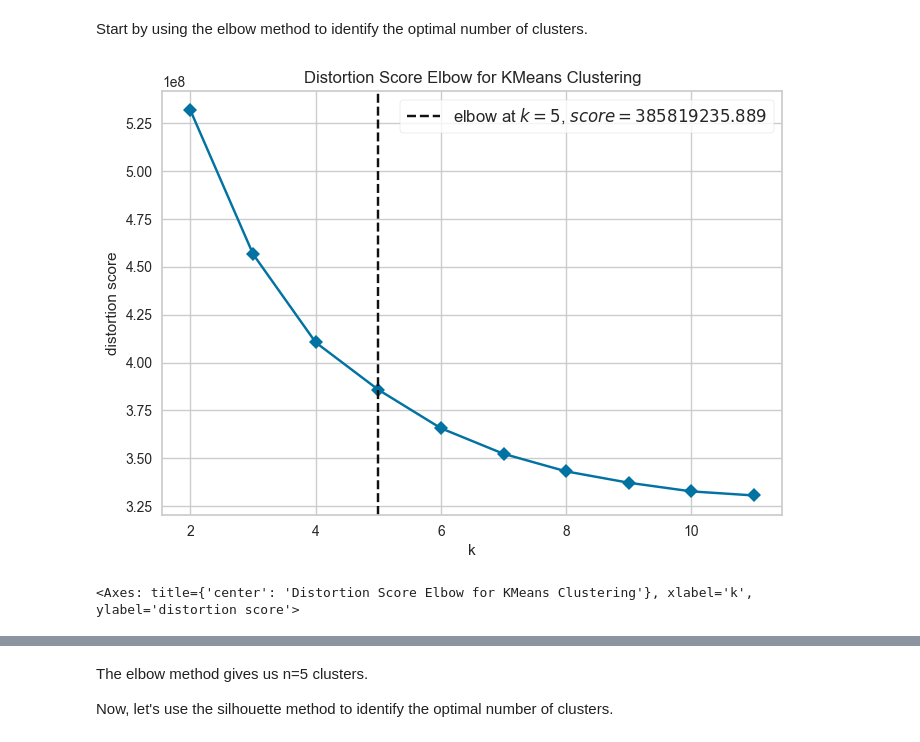
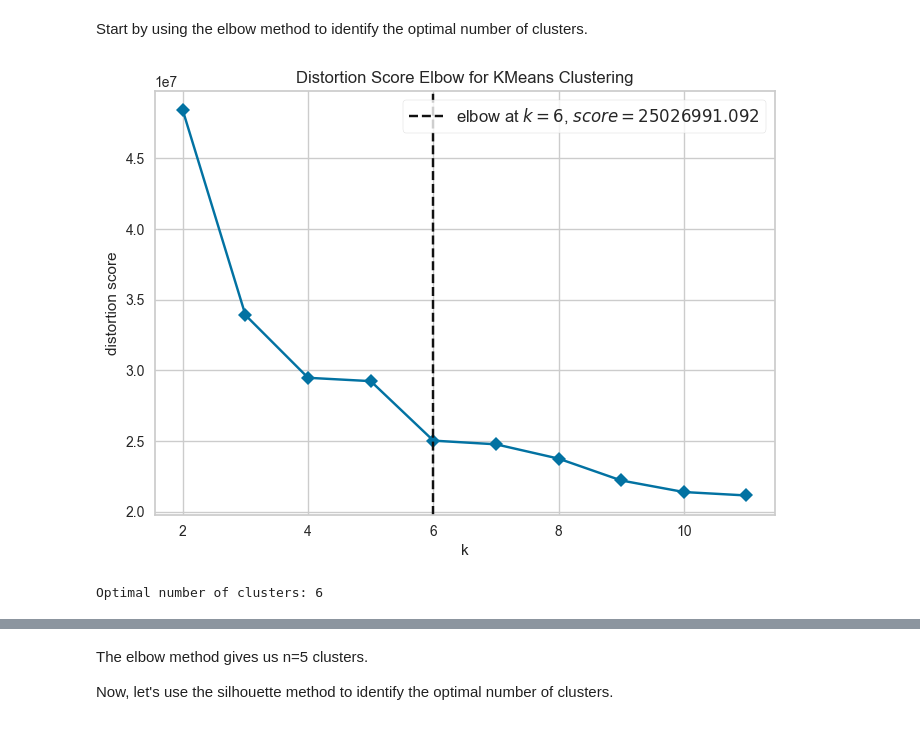
Before and after one commit to noahkostesku/CanadianHouseholdAnalysis, a Jupyter notebook: CanadianHouseholdAnalysis.ipynb, the cells around one changed output, grey strips where cells are left out. Saved outputs shown, nothing was run; the diff lists cells and outputs as text; code cells hidden in the pictures.

Commit message:
Add initial implementation for clustering analysis

```diff
--- a/CanadianHouseholdAnalysis.ipynb
+++ b/CanadianHouseholdAnalysis.ipynb
@@ -261,0 +284,8 @@ scaled_df.head()
+# %%
+sample_size = 20000
+if len(scaled_df) > sample_size:
+    sampled_df = scaled_df.sample(n=sample_size, random_state=2025)
+else:
+    sampled_df = scaled_df.copy()
+
+print(f"Working with sample of {len(sampled_df)} records (out of {len(scaled_df)} total)")
@@ -267,19 +322,39 @@ clusters using both the silhouette and the elbow method. Do they agree?
 # %% [markdown]
 <p>Start by using the elbow method to identify the optimal number of clusters.</p>
 # %%
-# Initialize KClusterer
-KClusterer = KMeans(n_clusters=3,
-                    verbose=0,
-                    random_state=2025)
-# Use KElbowVisualizer to find optimal number of clusters
-visualizer = KElbowVisualizer(KClusterer, # Cluster model with any parameters you need
-                              k=(2,12),   # Number of clusters to test (2 to 12 in this case)
-                              locate_elbow=True, # Locate the elbow? Default is true.
-                              timings=False # Plot the timings to train?
-                             )
+# # Initialize KClusterer
+# KClusterer = KMeans(n_clusters=3,
+#                     verbose=0,
+#                     random_state=2025)
+# # Use KElbowVisualizer to find optimal number of clusters
+# visualizer = KElbowVisualizer(KClusterer, # Cluster model with any parameters you need
+#                               k=(2,12),   # Number of clusters to test (2 to 12 in this case)
+#                               locate_elbow=True, # Locate the elbow? Default is true.
+#                               timings=False # Plot the timings to train?
+#                              )
 
-visualizer.fit(scaled_df)       # Fit the data to the visualizer
-visualizer.show()        # Finalize and render the figure
+# visualizer.fit(scaled_df)       # Fit the data to the visualizer
+# visualizer.show()        # Finalize and render the figure
+
+# Elbow Method to Determine Optimal Clusters
+
+def find_optimal_clusters(data, max_clusters=12):
+    model = KMeans(random_state=2025)
+    visualizer = KElbowVisualizer(
+        model,
+        k=(2, max_clusters),
+        locate_elbow=True,
+        timings=False
+    )
+    visualizer.fit(data)
+    visualizer.show()
+    return visualizer.elbow_value_
+
+#Find optimal number of clusters
+optimal_clusters = find_optimal_clusters(sampled_df)
 # %% [output]
-[figure, old version]
+[figure, new version]
-<Axes: title={'center': 'Distortion Score Elbow for KMeans Clustering'}, xlabel='k', ylabel='distortion score'>
+# %%
+print(f"Optimal number of clusters: {optimal_clusters}")
+# %% [output]
+Optimal number of clusters: 6
```
Also changed, not shown: parts of 11 cells of this notebook.
